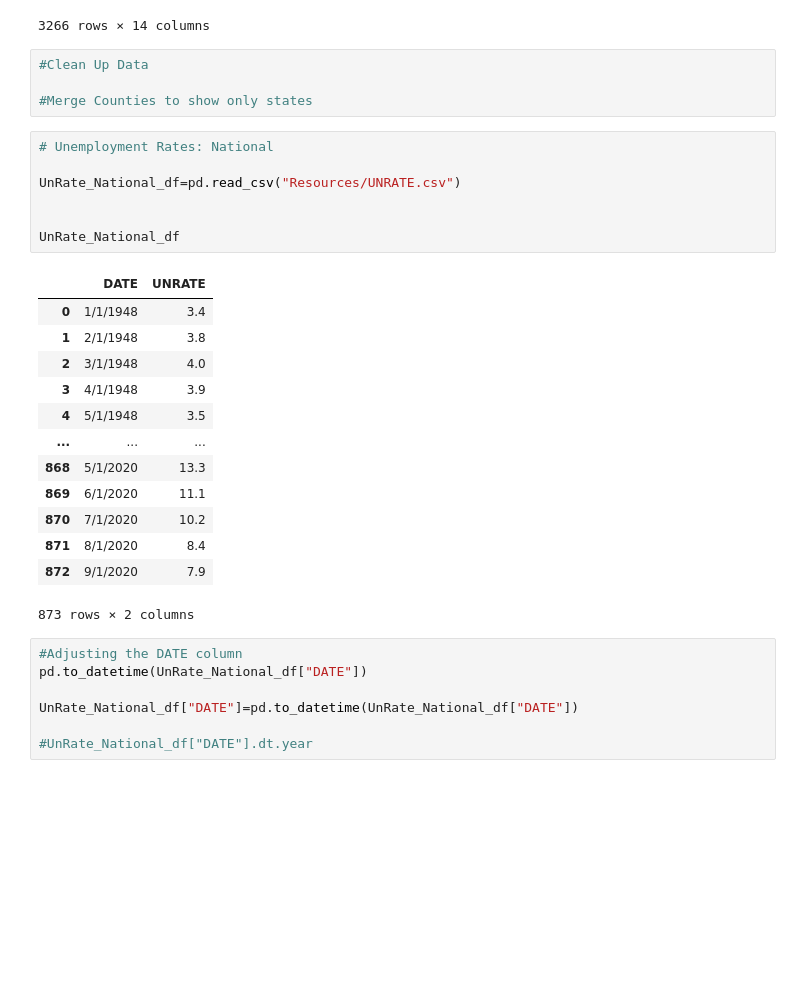
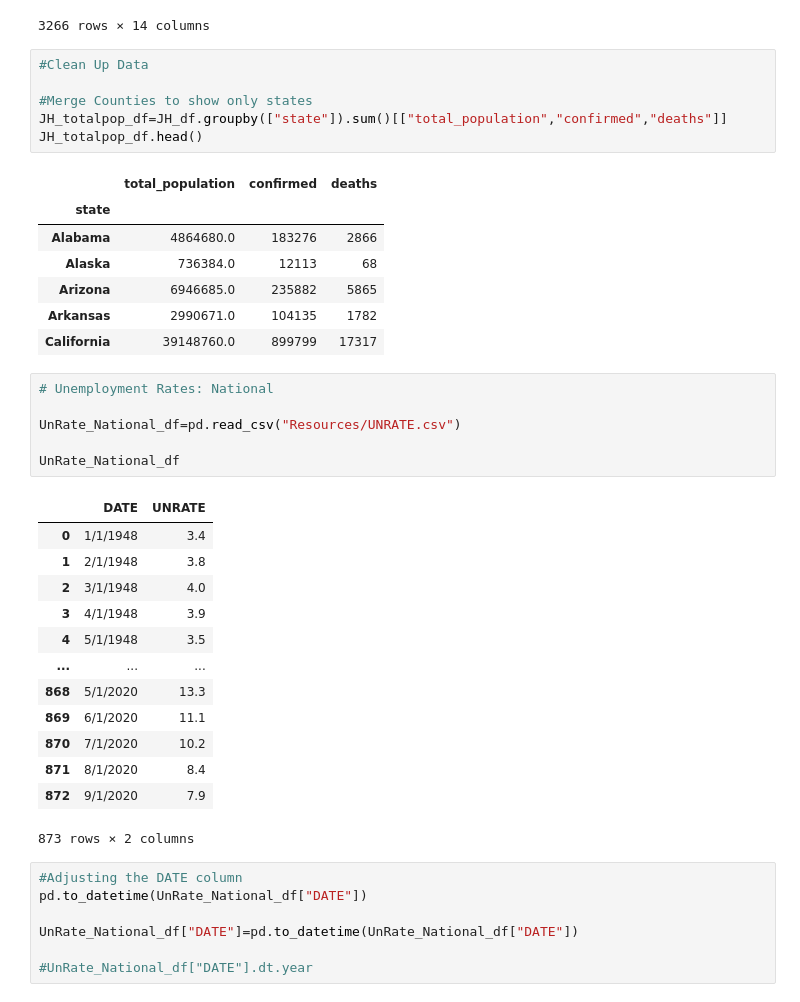
Before and after one commit to teresaflicek/Covid19-Societal-Impacts, a Jupyter notebook: Employment Rates and Covid.ipynb, the cells around one changed output. Saved outputs shown, nothing was run; the diff lists cells and outputs as text; blank space fills up the shorter version.

```diff
--- a/Employment Rates and Covid.ipynb
+++ b/Employment Rates and Covid.ipynb
@@ -28,13 +28,22 @@ JH_df
 # %%
 #Clean Up Data
 
 #Merge Counties to show only states
+JH_totalpop_df=JH_df.groupby(["state"]).sum()[["total_population","confirmed","deaths"]]
+JH_totalpop_df.head()
+# %% [output]
+|  | total_population | confirmed | deaths |
+| state |  |  |  |
+| Alabama | 4864680.0 | 183276 | 2866 |
+| Alaska | 736384.0 | 12113 | 68 |
+| Arizona | 6946685.0 | 235882 | 5865 |
+| Arkansas | 2990671.0 | 104135 | 1782 |
+| California | 39148760.0 | 899799 | 17317 |
 # %%
 # Unemployment Rates: National
 
 UnRate_National_df=pd.read_csv("Resources/UNRATE.csv")
 
-
 UnRate_National_df
 # %% [output]
 |  | DATE | UNRATE |
```
Also changed, not shown: parts of 8 cells of this notebook.
